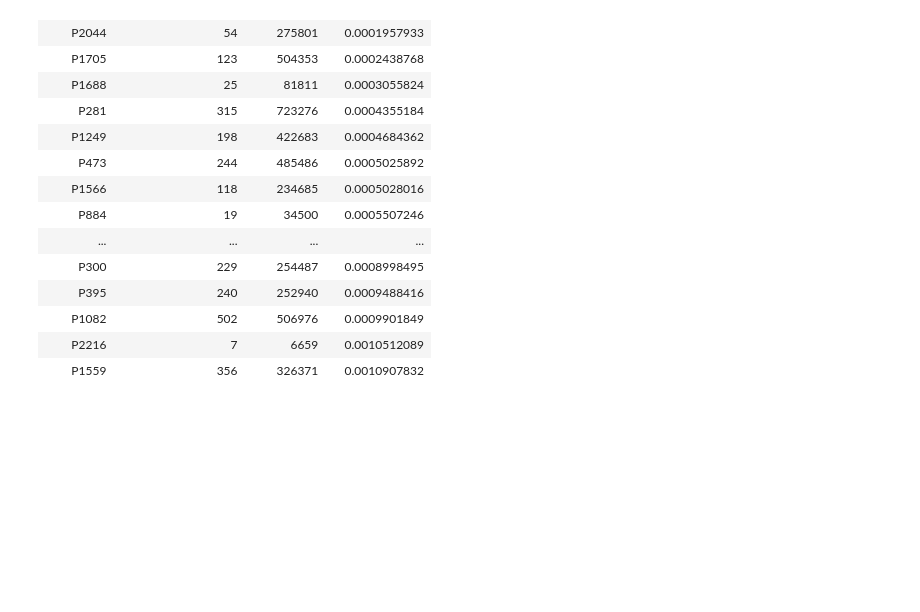
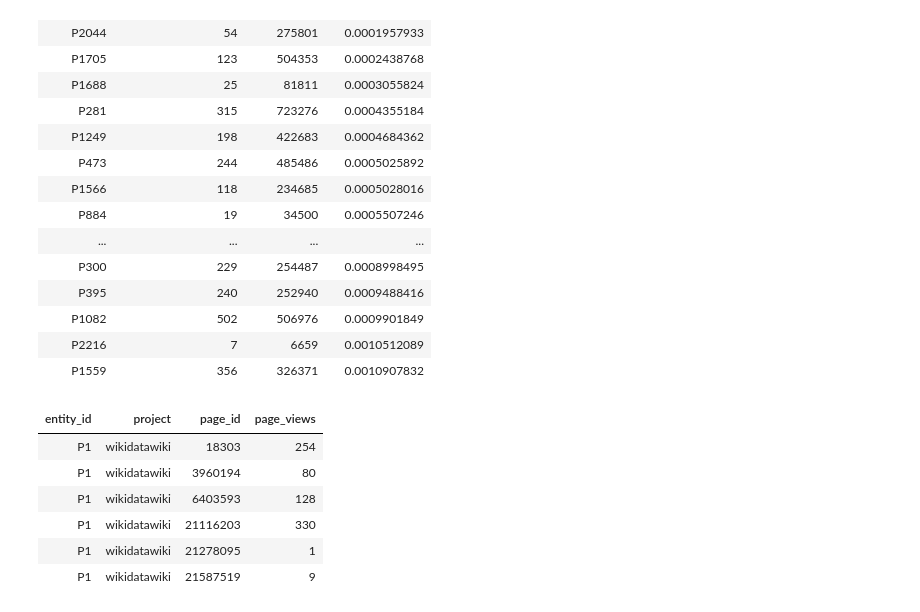
Before and after one commit to hall1467/wikidata_usage_tracking, a Jupyter notebook: jupyter_notebooks/entity_project_page_views.ipynb, the cells around one changed output. Saved outputs shown, nothing was run; the diff lists cells and outputs as text; code cells hidden in the pictures; blank space fills up the shorter version.

```diff
--- a/jupyter_notebooks/entity_project_page_views.ipynb
+++ b/jupyter_notebooks/entity_project_page_views.ipynb
@@ -298,3 +304,13 @@ head(page_frequency_by_property_merged_sorted_by_wikidata_average, n=25)
 | P1082 | 502 | 506976 | 0.0009901849 |
 | P2216 | 7 | 6659 | 0.0010512089 |
 | P1559 | 356 | 326371 | 0.0010907832 |
+# %%
+head(property_project_page_views_for_client_wikidata)
+# %% [output]
+| entity_id | project | page_id | page_views |
+| P1 | wikidatawiki | 18303 | 254 |
+| P1 | wikidatawiki | 3960194 | 80 |
+| P1 | wikidatawiki | 6403593 | 128 |
+| P1 | wikidatawiki | 21116203 | 330 |
+| P1 | wikidatawiki | 21278095 | 1 |
+| P1 | wikidatawiki | 21587519 | 9 |
```
Also changed, not shown: parts of 15 cells of this notebook, 1 other file.
